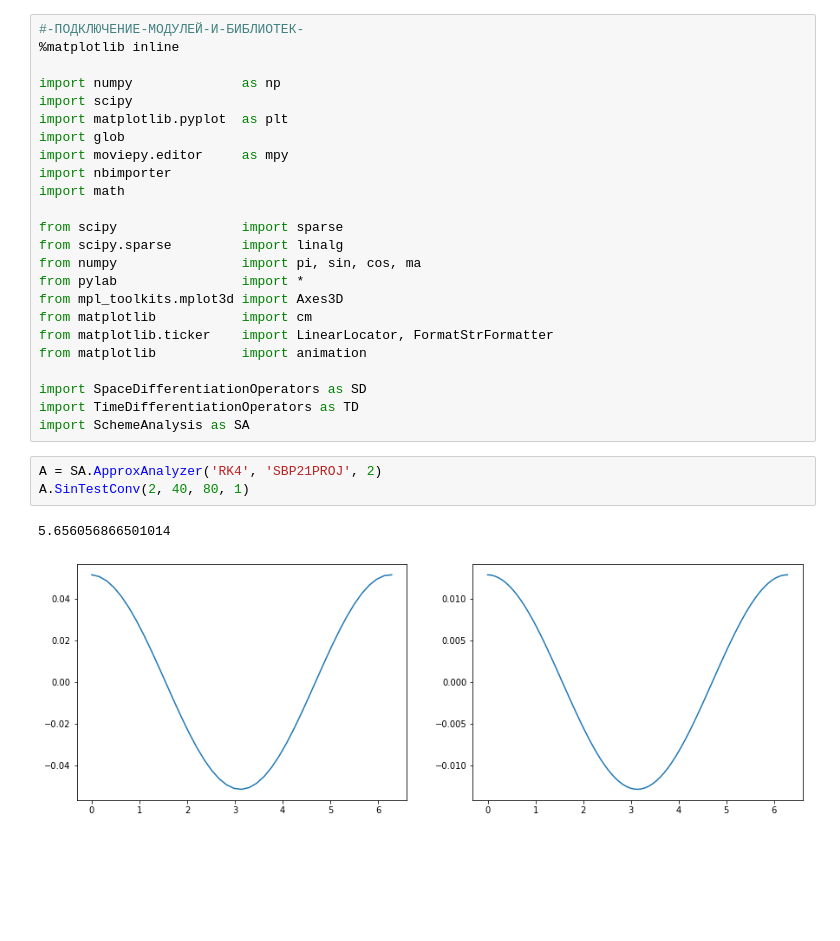
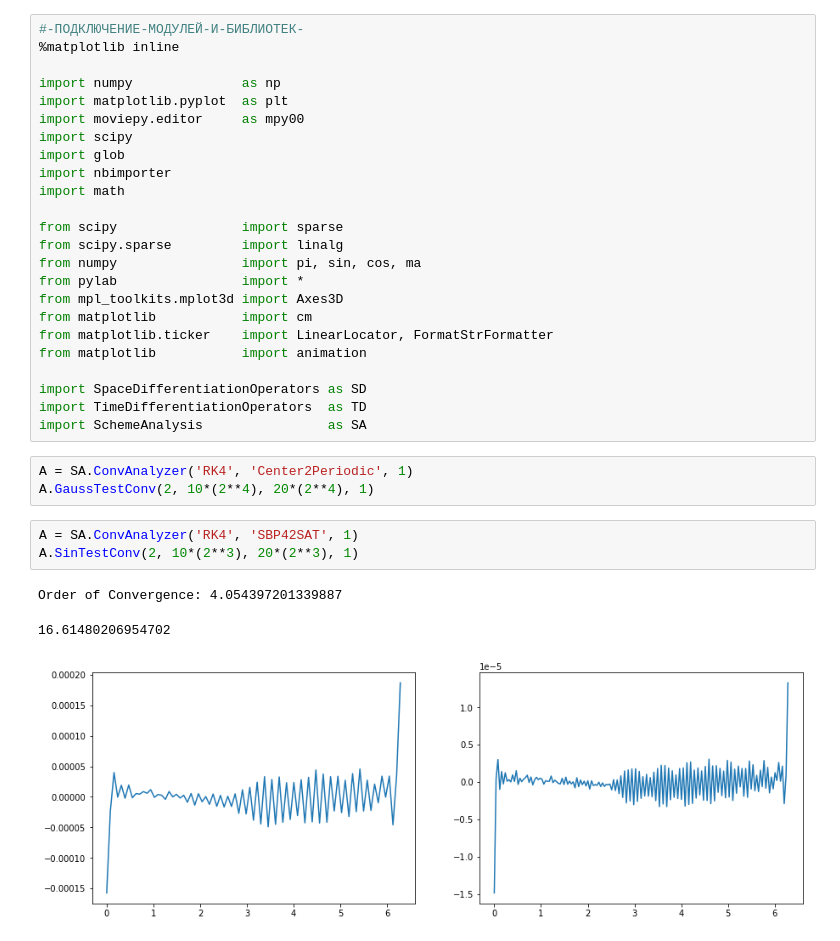
Before and after one commit to Tretyak0ID/Shallow-water-model, a Jupyter notebook: One-dimensionalSchemesForTheTransportEquation/1DimentionTransportEquation 2.0./test.ipynb, the cells around one changed output. Cells and saved outputs as stored; diff of their text form; blank space fills up the shorter version.

Commit message:
Analyzer update

```diff
--- a/One-dimensionalSchemesForTheTransportEquation/1DimentionTransportEquation 2.0./test.ipynb
+++ b/One-dimensionalSchemesForTheTransportEquation/1DimentionTransportEquation 2.0./test.ipynb
@@ -3,10 +3,10 @@
 %matplotlib inline
 
 import numpy              as np
+import matplotlib.pyplot  as plt
+import moviepy.editor     as mpy00
 import scipy
-import matplotlib.pyplot  as plt
 import glob
-import moviepy.editor     as mpy
 import nbimporter
 import math
 
@@ -20,11 +20,15 @@ from matplotlib.ticker    import LinearLocator, FormatStrFormatter
 from matplotlib           import animation
 
 import SpaceDifferentiationOperators as SD
-import TimeDifferentiationOperators as TD
-import SchemeAnalysis as SA
+import TimeDifferentiationOperators  as TD
+import SchemeAnalysis                as SA
+# %%
+A = SA.ConvAnalyzer('RK4', 'Center2Periodic', 1)
+A.GaussTestConv(2, 10*(2**4), 20*(2**4), 1)
 # %%
-A = SA.ApproxAnalyzer('RK4', 'SBP21PROJ', 2)
-A.SinTestConv(2, 40, 80, 1)
+A = SA.ConvAnalyzer('RK4', 'SBP42SAT', 1)
+A.SinTestConv(2, 10*(2**3), 20*(2**3), 1)
 # %% [output]
-5.656056866501014
+Order of Convergence: 4.054397201339887
+16.61480206954702
-[figure, old version]
+[figure, new version]
```
Also changed, not shown: parts of 3 cells of this notebook, 3 other files.
